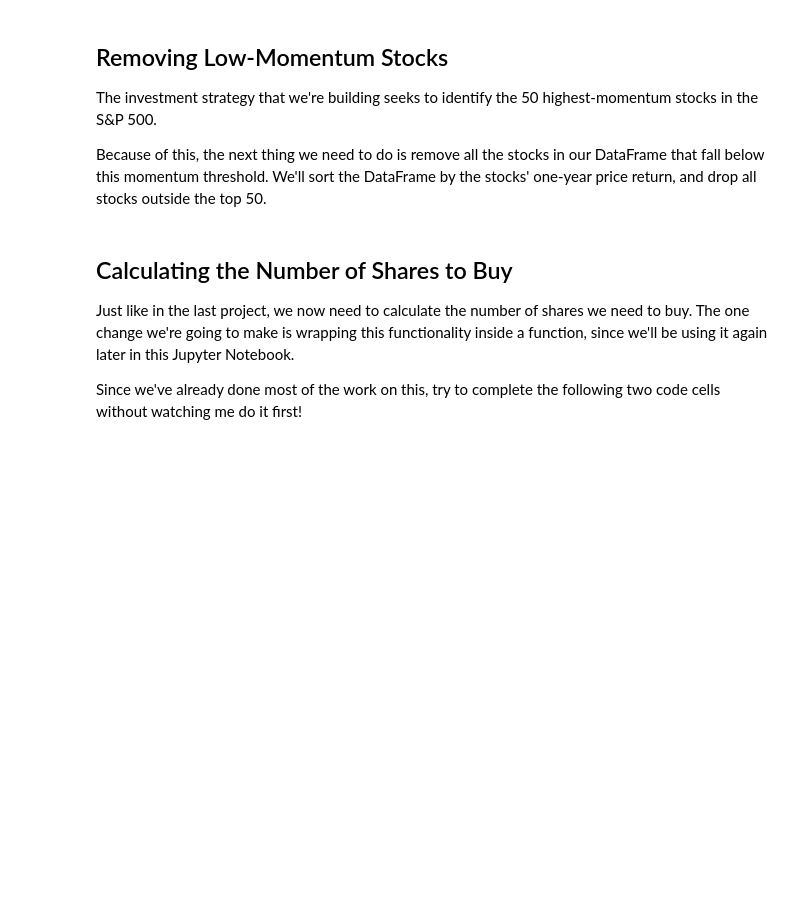
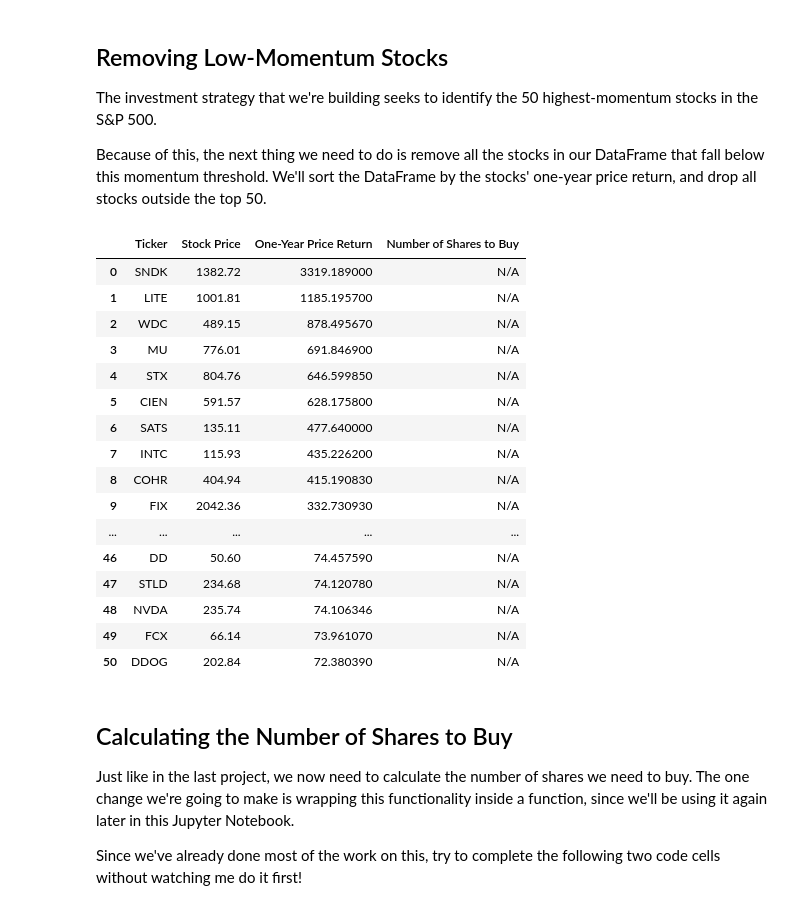
Before and after one commit to neo-jonathann/algorithmic-trading-python, a Jupyter notebook: starter_files/002_quantitative_momentum_strategy.ipynb, the cells around one changed output. Drawn from its saved outputs; the diff is of its cells as text; code cells hidden in the pictures; blank space fills up the shorter version.

```diff
--- a/starter_files/002_quantitative_momentum_strategy.ipynb
+++ b/starter_files/002_quantitative_momentum_strategy.ipynb
@@ -13,6 +22,22 @@ The first thing we need to do is import the open-source software libraries that
 ## Importing Our List of Stocks
 
 As before, we'll need to import our list of stocks and our API token before proceeding. Make sure the `.csv` file is still in your working directory and import it with the following command:
+# %%
+url = 'https://en.wikipedia.org/wiki/List_of_S%26P_500_companies'
+headers = {
+    'User-Agent': 'Mozilla/5.0 (Windows NT 10.0; Win64; x64) AppleWebKit/537.36 (KHTML, like Gecko) Chrome/91.0.4472.124 Safari/537.36'
+}
+
+response = requests.get(url, headers=headers)
+
+# Wrap response.text in StringIO()
+# This prevents the FileNotFoundError by telling pandas: "This is a stream of text"
+data_stream = StringIO(response.text)
+sp500_table = pd.read_html(data_stream)
+
+stocks = sp500_table[0]
+stocks.rename(columns={'Symbol': 'Ticker'}, inplace=True)
+stocks['Ticker'] = stocks['Ticker'].str.replace('.', '-', regex=False)
 # %% [markdown]
 ## Making Our First API Call
 
@@ -52,6 +171,29 @@ Now we need to create a blank DataFrame and add our data to the data frame one-b
 The investment strategy that we're building seeks to identify the 50 highest-momentum stocks in the S&P 500.
 
 Because of this, the next thing we need to do is remove all the stocks in our DataFrame that fall below this momentum threshold. We'll sort the DataFrame by the stocks' one-year price return, and drop all stocks outside the top 50.
+# %%
+final_dataframe.sort_values('One-Year Price Return', ascending = False, inplace = True)
+final_dataframe = final_dataframe[:51]
+final_dataframe.reset_index(drop = True, inplace = True)
+final_dataframe
+# %% [output]
+|  | Ticker | Stock Price | One-Year Price Return | Number of Shares to Buy |
+| 0 | SNDK | 1382.72 | 3319.189000 | N/A |
+| 1 | LITE | 1001.81 | 1185.195700 | N/A |
+| 2 | WDC | 489.15 | 878.495670 | N/A |
+| 3 | MU | 776.01 | 691.846900 | N/A |
+| 4 | STX | 804.76 | 646.599850 | N/A |
+| 5 | CIEN | 591.57 | 628.175800 | N/A |
+| 6 | SATS | 135.11 | 477.640000 | N/A |
+| 7 | INTC | 115.93 | 435.226200 | N/A |
+| 8 | COHR | 404.94 | 415.190830 | N/A |
+| 9 | FIX | 2042.36 | 332.730930 | N/A |
+| ... | ... | ... | ... | ... |
+| 46 | DD | 50.60 | 74.457590 | N/A |
+| 47 | STLD | 234.68 | 74.120780 | N/A |
+| 48 | NVDA | 235.74 | 74.106346 | N/A |
+| 49 | FCX | 66.14 | 73.961070 | N/A |
+| 50 | DDOG | 202.84 | 72.380390 | N/A |
 # %% [markdown]
 ## Calculating the Number of Shares to Buy
 
```
Also changed, not shown: parts of 17 cells of this notebook.
